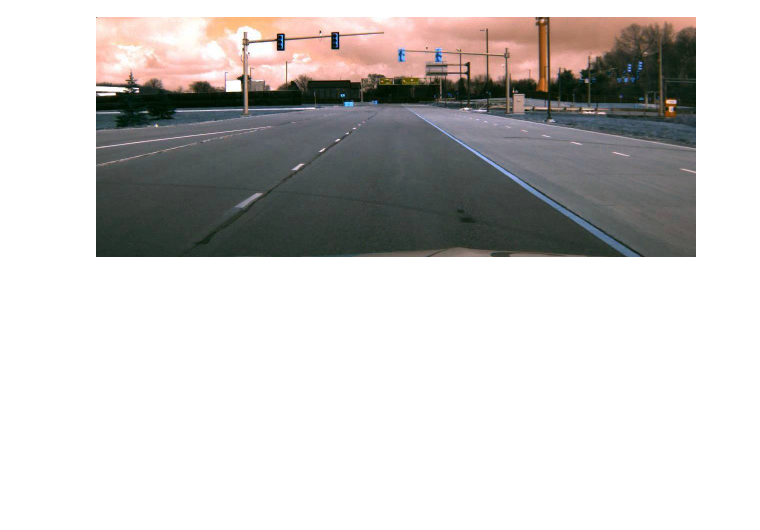
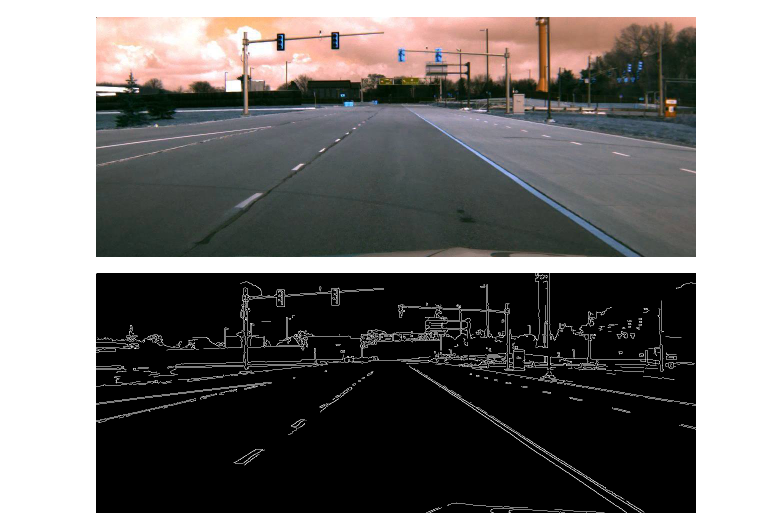
Before and after one commit to kuowenyu/self-driving-car, a Jupyter notebook: computer-vision/feature_based_lane_detection.ipynb, the cells around one changed output. Cells and saved outputs as stored; diff of their text form; code cells hidden in the pictures; blank space fills up the shorter version.

```diff
--- a/computer-vision/feature_based_lane_detection.ipynb
+++ b/computer-vision/feature_based_lane_detection.ipynb
@@ -124,0 +187,7 @@ def draw_lines(img, lines, color=[255, 0, 0], thickness=3):
+# %%
+#### BGR2GRAY, then canny edge detector on the gray image
+featureImg = cv2.cvtColor(img, cv2.COLOR_BGR2GRAY)
+featureImg = cv2.Canny(featureImg,100,200)
+cv2_imshow(cv2.resize(featureImg, dim))
+# %% [output]
+[figure, added]
```
Also changed, not shown: parts of 16 cells of this notebook.
